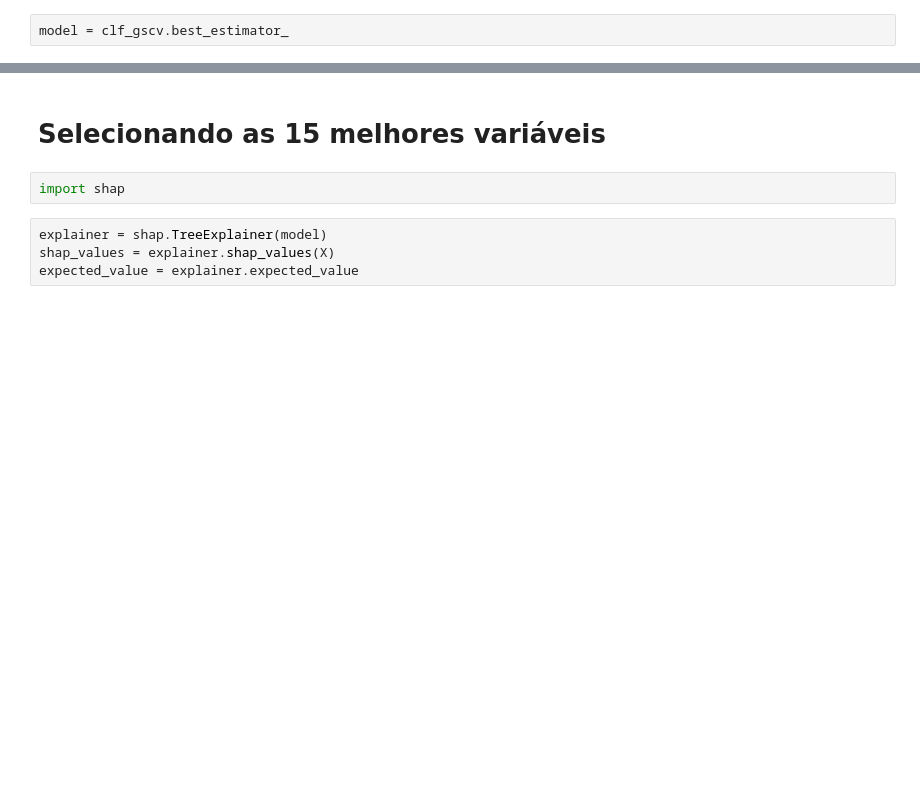
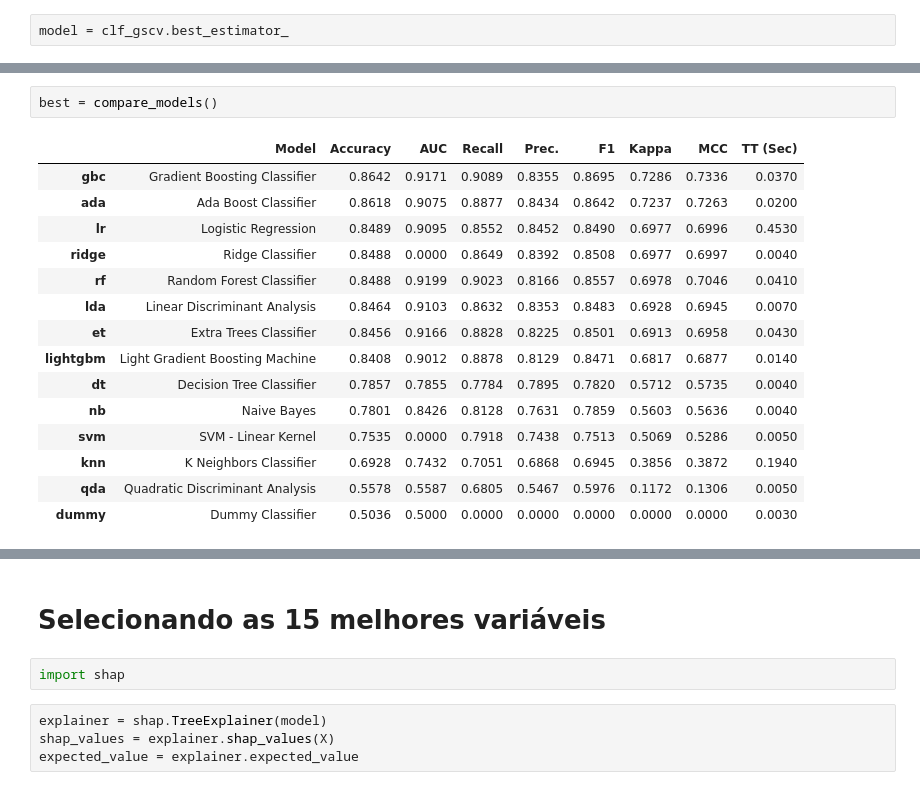
Before and after one commit to matheuss3/promental, a Jupyter notebook: notebooks/promental.ipynb, the cells around one changed output, grey strips where cells are left out. Drawn from its saved outputs; the diff is of its cells as text; blank space fills up the shorter version.

```diff
--- a/notebooks/promental.ipynb
+++ b/notebooks/promental.ipynb
@@ -400,0 +425,18 @@ model = clf_gscv.best_estimator_
+# %%
+best = compare_models()
+# %% [output]
+|  | Model | Accuracy | AUC | Recall | Prec. | F1 | Kappa | MCC | TT (Sec) |
+| gbc | Gradient Boosting Classifier | 0.8642 | 0.9171 | 0.9089 | 0.8355 | 0.8695 | 0.7286 | 0.7336 | 0.0370 |
+| ada | Ada Boost Classifier | 0.8618 | 0.9075 | 0.8877 | 0.8434 | 0.8642 | 0.7237 | 0.7263 | 0.0200 |
+| lr | Logistic Regression | 0.8489 | 0.9095 | 0.8552 | 0.8452 | 0.8490 | 0.6977 | 0.6996 | 0.4530 |
+| ridge | Ridge Classifier | 0.8488 | 0.0000 | 0.8649 | 0.8392 | 0.8508 | 0.6977 | 0.6997 | 0.0040 |
+| rf | Random Forest Classifier | 0.8488 | 0.9199 | 0.9023 | 0.8166 | 0.8557 | 0.6978 | 0.7046 | 0.0410 |
+| lda | Linear Discriminant Analysis | 0.8464 | 0.9103 | 0.8632 | 0.8353 | 0.8483 | 0.6928 | 0.6945 | 0.0070 |
+| et | Extra Trees Classifier | 0.8456 | 0.9166 | 0.8828 | 0.8225 | 0.8501 | 0.6913 | 0.6958 | 0.0430 |
+| lightgbm | Light Gradient Boosting Machine | 0.8408 | 0.9012 | 0.8878 | 0.8129 | 0.8471 | 0.6817 | 0.6877 | 0.0140 |
+| dt | Decision Tree Classifier | 0.7857 | 0.7855 | 0.7784 | 0.7895 | 0.7820 | 0.5712 | 0.5735 | 0.0040 |
+| nb | Naive Bayes | 0.7801 | 0.8426 | 0.8128 | 0.7631 | 0.7859 | 0.5603 | 0.5636 | 0.0040 |
+| svm | SVM - Linear Kernel | 0.7535 | 0.0000 | 0.7918 | 0.7438 | 0.7513 | 0.5069 | 0.5286 | 0.0050 |
+| knn | K Neighbors Classifier | 0.6928 | 0.7432 | 0.7051 | 0.6868 | 0.6945 | 0.3856 | 0.3872 | 0.1940 |
+| qda | Quadratic Discriminant Analysis | 0.5578 | 0.5587 | 0.6805 | 0.5467 | 0.5976 | 0.1172 | 0.1306 | 0.0050 |
+| dummy | Dummy Classifier | 0.5036 | 0.5000 | 0.0000 | 0.0000 | 0.0000 | 0.0000 | 0.0000 | 0.0030 |
```
Also changed, not shown: parts of 19 cells of this notebook, 1 other file.
